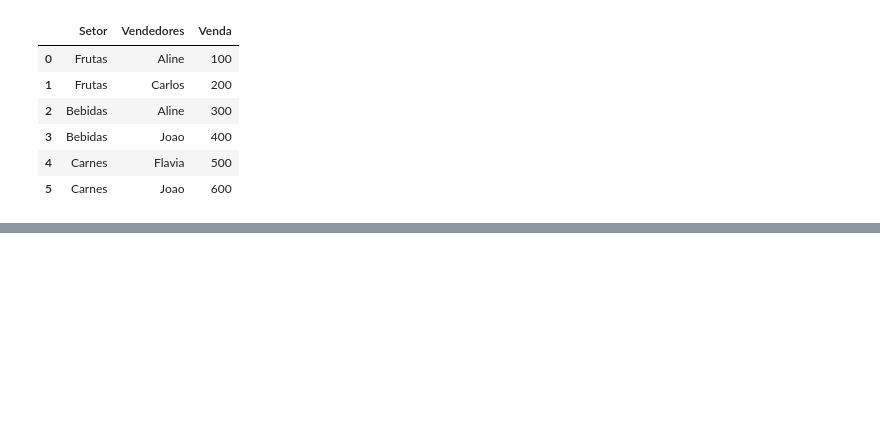
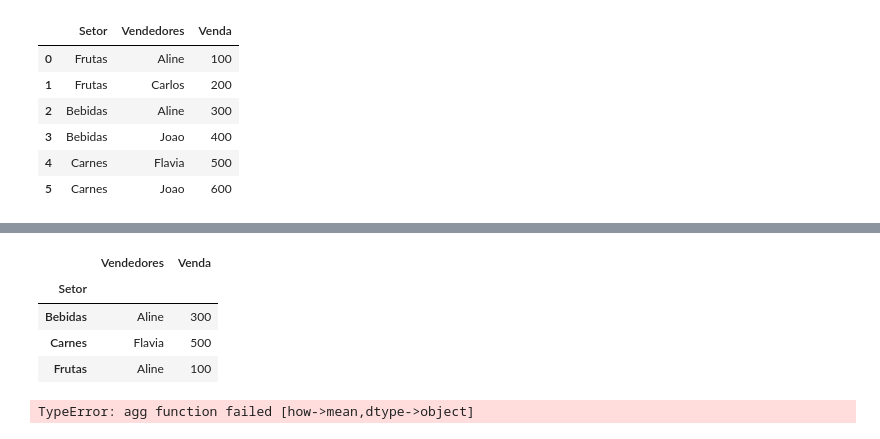
Before and after one commit to CaiqueFreitasFagundes/PROJETOS, a Jupyter notebook: AULAS/aula_pandas.ipynb, the cells around one changed output, grey strips where cells are left out. Drawn from its saved outputs; the diff is of its cells as text; code cells hidden in the pictures; blank space fills up the shorter version.

```diff
--- a/AULAS/aula_pandas.ipynb
+++ b/AULAS/aula_pandas.ipynb
@@ -334,0 +355,14 @@ df
+# %%
+setor = df.groupby('Setor') # cria um objeto do tipo DataFrameGroupBy
+# %%
+setor.min() # retorna o menor valor de venda por setor
+# %% [output]
+|  | Vendedores | Venda |
+| Setor |  |  |
+| Bebidas | Aline | 300 |
+| Carnes | Flavia | 500 |
+| Frutas | Aline | 100 |
+# %%
+setor.mean() # retorna a média de vendas por setor
+# %% [output]
+TypeError: agg function failed [how->mean,dtype->object]
```
Also changed, not shown: parts of 3 cells of this notebook.
